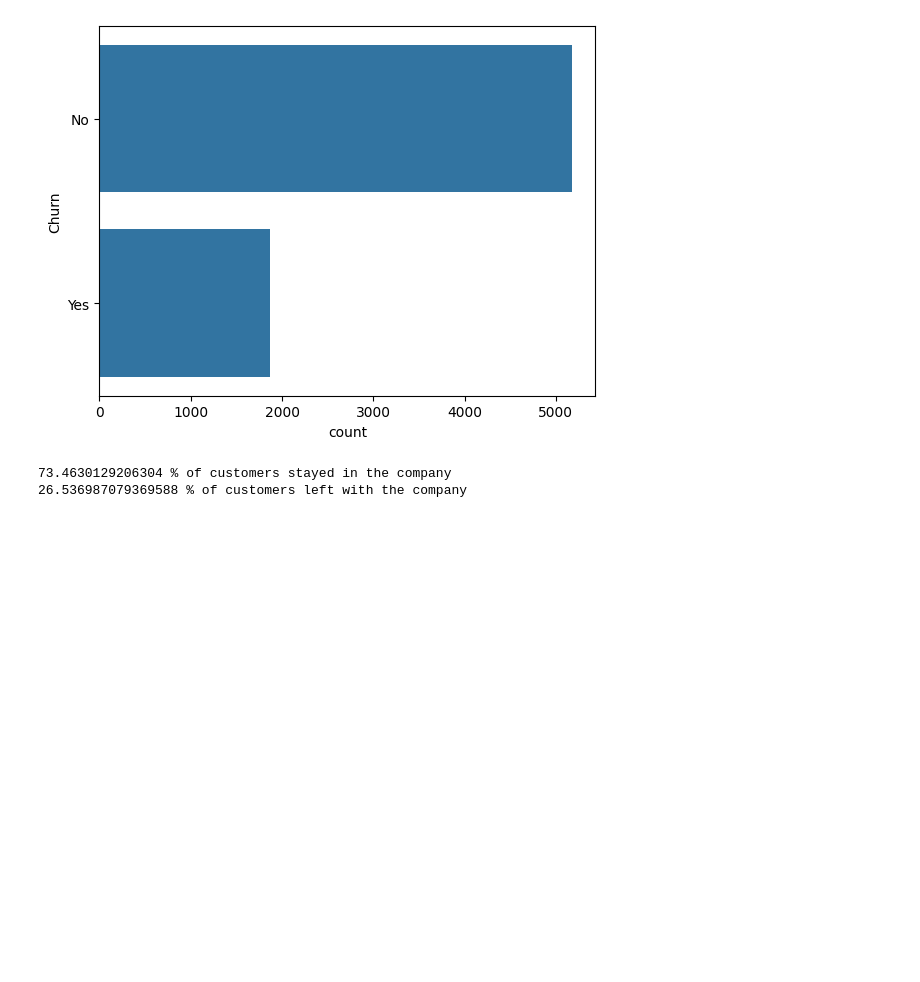
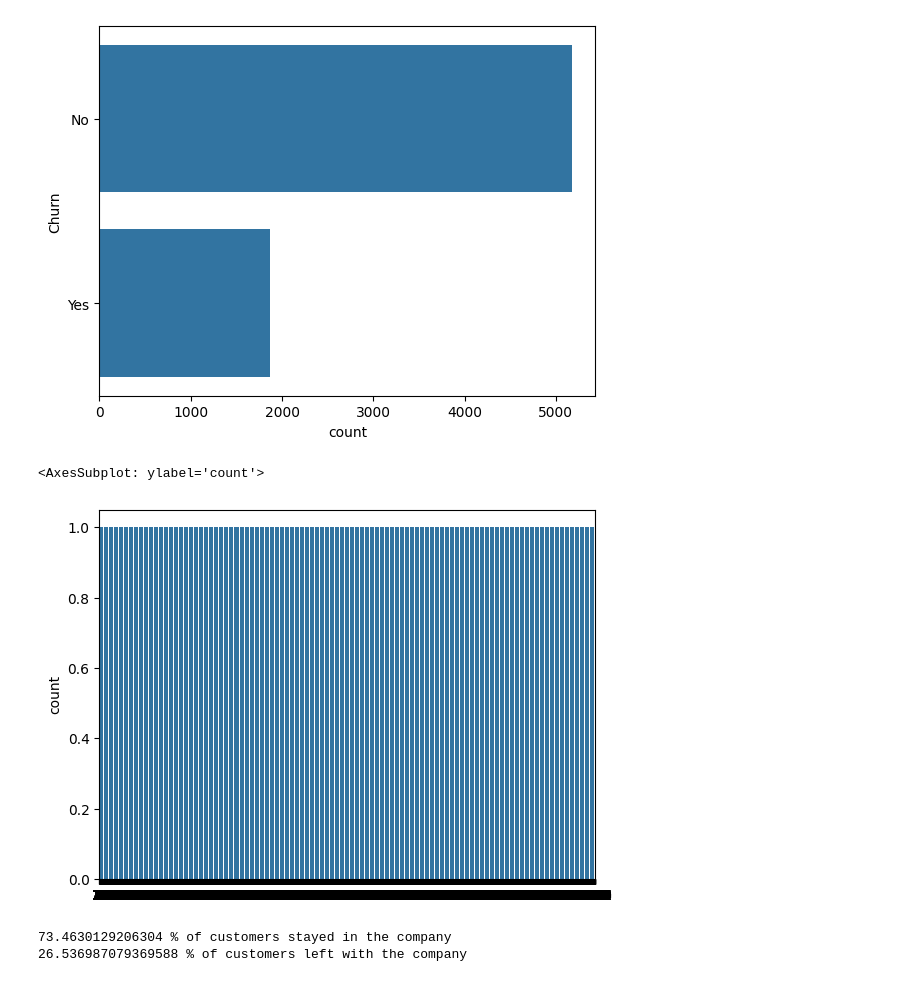
Before and after one commit to SergiDataAnalyst/customer_churn_prediction, a Jupyter notebook: customer_chur_prediction.ipynb, the cells around one changed output. Cells and saved outputs as stored; diff of their text form; code cells hidden in the pictures; blank space fills up the shorter version.

```diff
--- a/customer_chur_prediction.ipynb
+++ b/customer_chur_prediction.ipynb
@@ -68,6 +97,11 @@ sns.countplot(df['Churn'])
 # %% [output]
 <AxesSubplot: xlabel='count', ylabel='Churn'>
 [figure]
+# %%
+sns.countplot(df['SeniorCitizen'])
+# %% [output]
+<AxesSubplot: ylabel='count'>
+[figure, added]
 # %%
 numRetained = df[df.Churn == 'No'].shape[0]
 numChurned = df[df.Churn == 'Yes'].shape[0]
```
Also changed, not shown: parts of 3 cells of this notebook.
